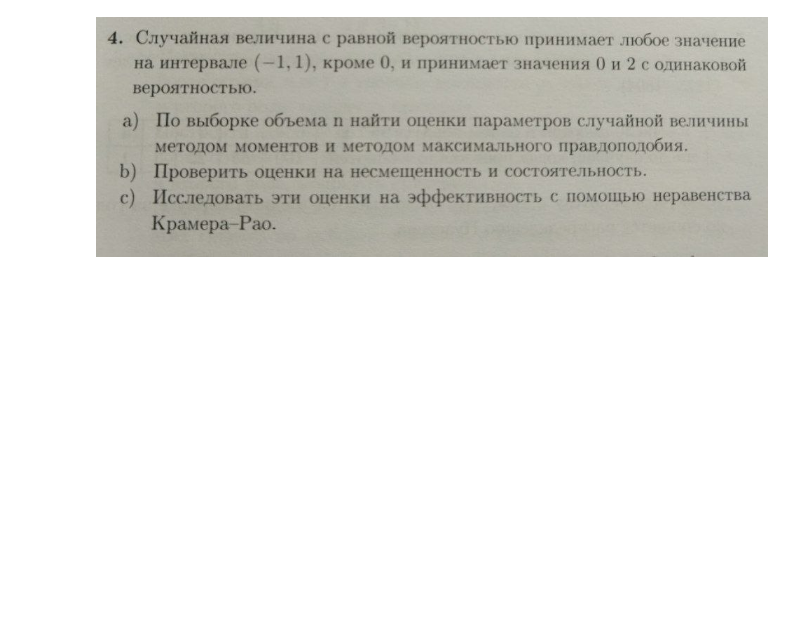
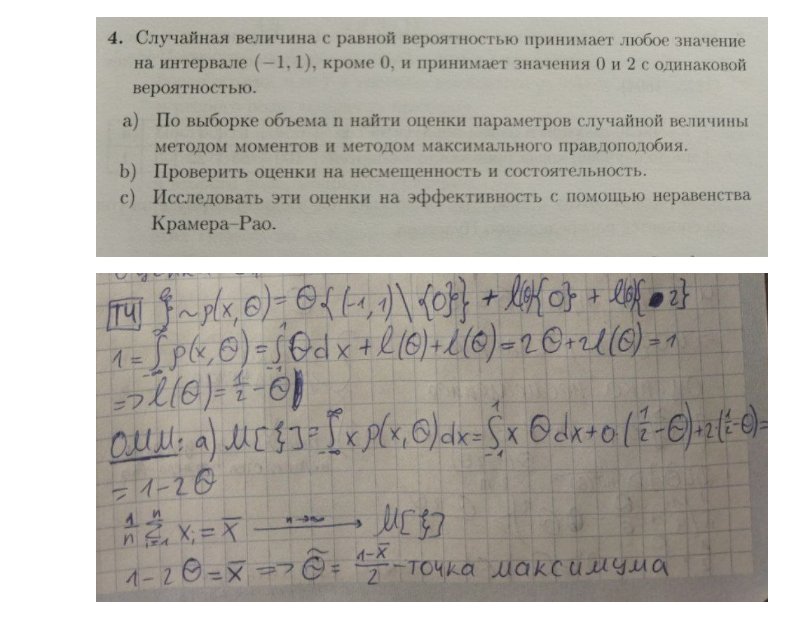
Before and after one commit to Salnikova-Lida/Math_stat_2025_spring, a Jupyter notebook: assignment_1/task4.ipynb, the cells around one changed output. Saved outputs shown, nothing was run; the diff lists cells and outputs as text; code cells hidden in the pictures; blank space fills up the shorter version.

```diff
--- a/assignment_1/task4.ipynb
+++ b/assignment_1/task4.ipynb
@@ -4,3 +4,7 @@ from IPython.display import Image
 Image("images/photo_5350494331657645193_y.jpg")
 # %% [output]
 [figure]
+# %%
+Image("images/photo_5406847798684545245_y.jpg")
+# %% [output]
+[figure, added]
```
Also changed, not shown: parts of 2 cells of this notebook, 3 other files.
